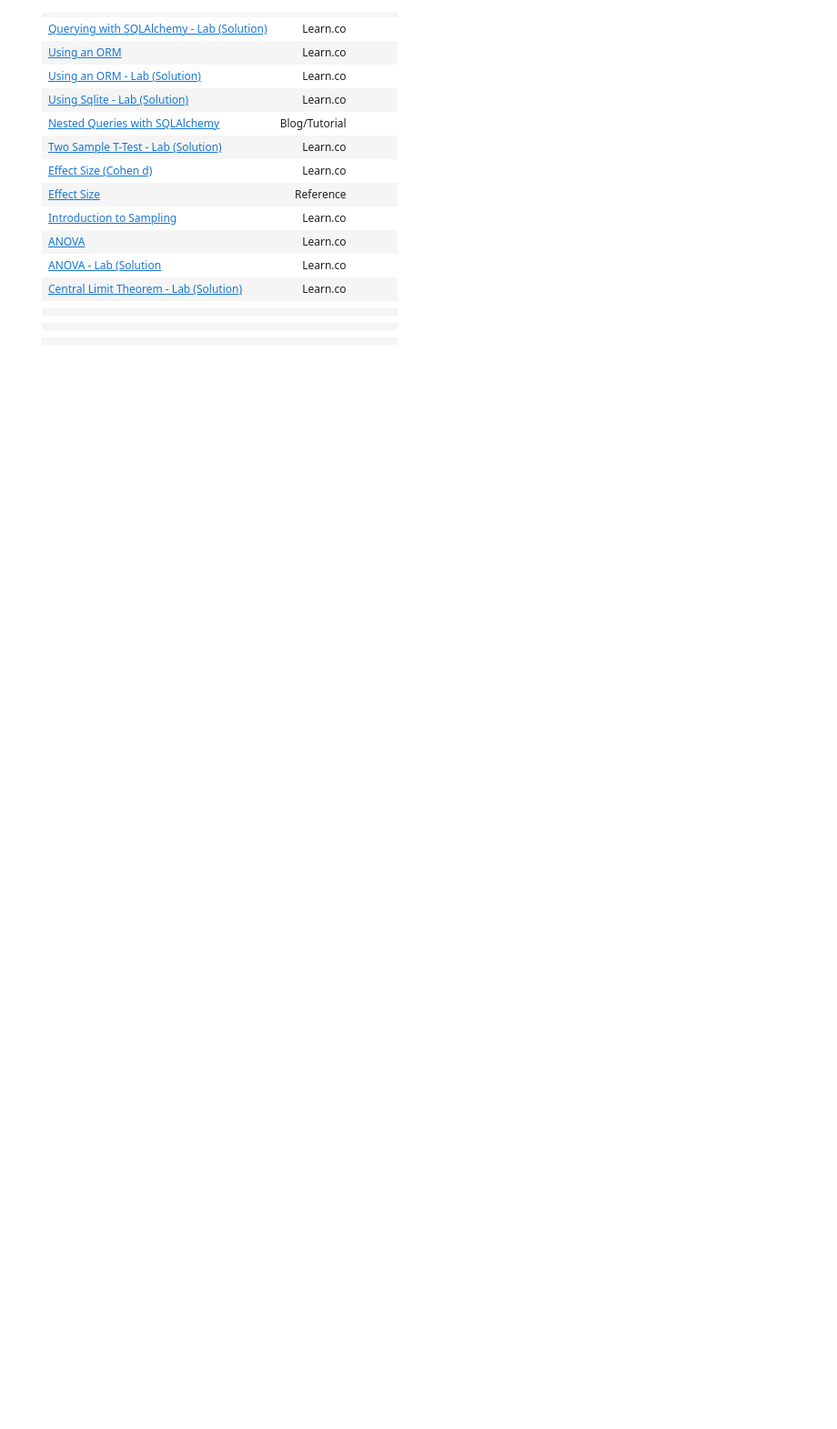
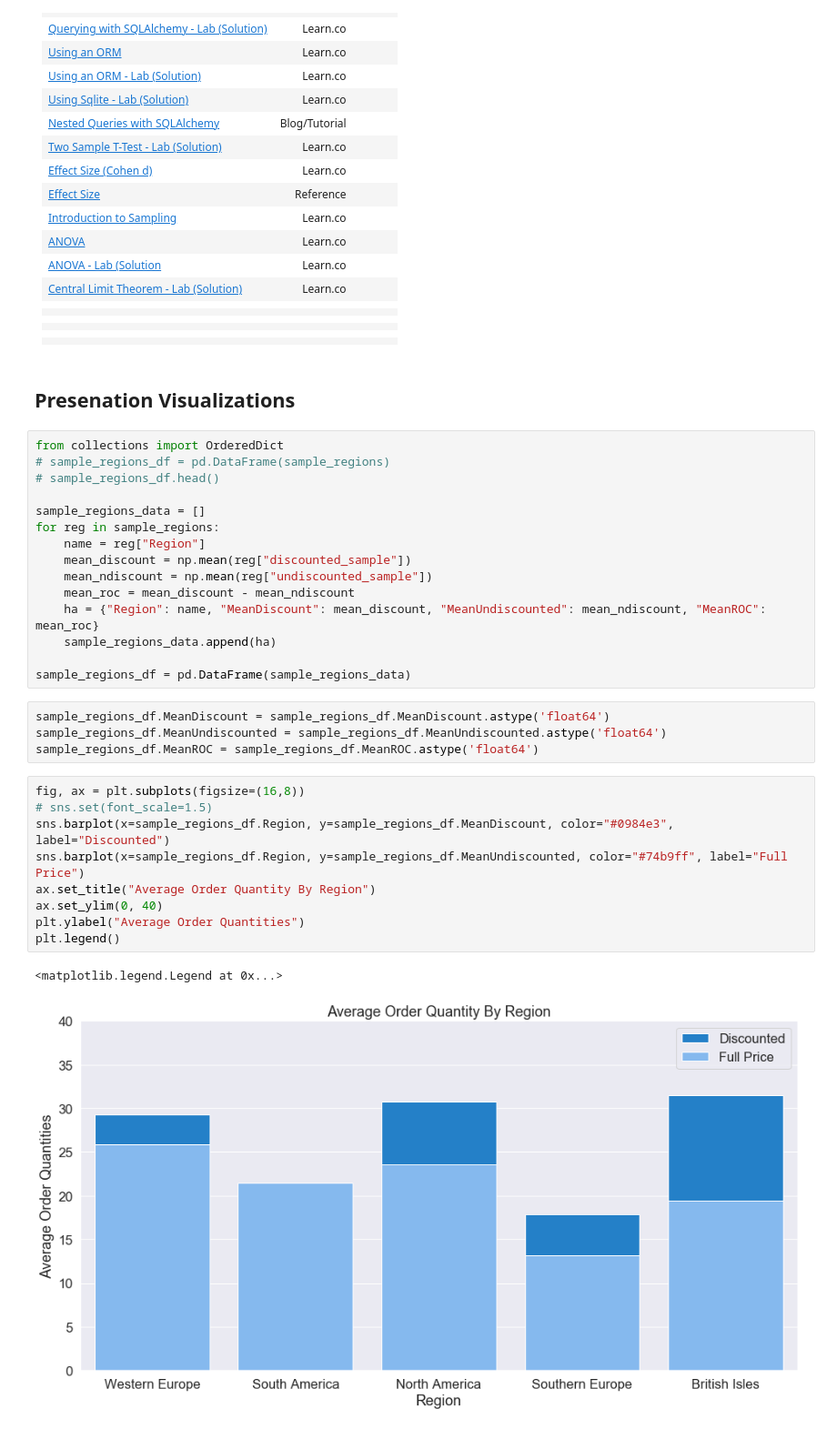
Before and after one commit to whitcrrd/dsc-2-final-project-online-ds-ft-021119, a Jupyter notebook: whitcraft-final.ipynb, the cells around one changed output. Shown: that part at 91% size. Saved outputs shown, nothing was run; the diff lists cells and outputs as text; blank space fills up the shorter version.

Commit message:
two more graphs

```diff
--- a/whitcraft-final.ipynb
+++ b/whitcraft-final.ipynb
@@ -1855,3 +1865,36 @@ Collection of links referenced when working on the project, including learn.co l
         </tr>
     </tbody>
 </table>
+# %% [markdown]
+## Presenation Visualizations
+# %%
+from collections import OrderedDict
+# sample_regions_df = pd.DataFrame(sample_regions)
+# sample_regions_df.head()
+
+sample_regions_data = []
+for reg in sample_regions:
+    name = reg["Region"]
+    mean_discount = np.mean(reg["discounted_sample"])
+    mean_ndiscount = np.mean(reg["undiscounted_sample"])
+    mean_roc = mean_discount - mean_ndiscount
+    ha = {"Region": name, "MeanDiscount": mean_discount, "MeanUndiscounted": mean_ndiscount, "MeanROC": mean_roc}
+    sample_regions_data.append(ha)
+
+sample_regions_df = pd.DataFrame(sample_regions_data)
+# %%
+sample_regions_df.MeanDiscount = sample_regions_df.MeanDiscount.astype('float64')
+sample_regions_df.MeanUndiscounted = sample_regions_df.MeanUndiscounted.astype('float64')
+sample_regions_df.MeanROC = sample_regions_df.MeanROC.astype('float64')
+# %%
+fig, ax = plt.subplots(figsize=(16,8))
+# sns.set(font_scale=1.5)
+sns.barplot(x=sample_regions_df.Region, y=sample_regions_df.MeanDiscount, color="#0984e3", label="Discounted")
+sns.barplot(x=sample_regions_df.Region, y=sample_regions_df.MeanUndiscounted, color="#74b9ff", label="Full Price")
+ax.set_title("Average Order Quantity By Region")
+ax.set_ylim(0, 40)
+plt.ylabel("Average Order Quantities")
+plt.legend()
+# %% [output]
+<matplotlib.legend.Legend at 0x...>
+[figure, added]
```
Also changed, not shown: parts of 16 cells of this notebook.
